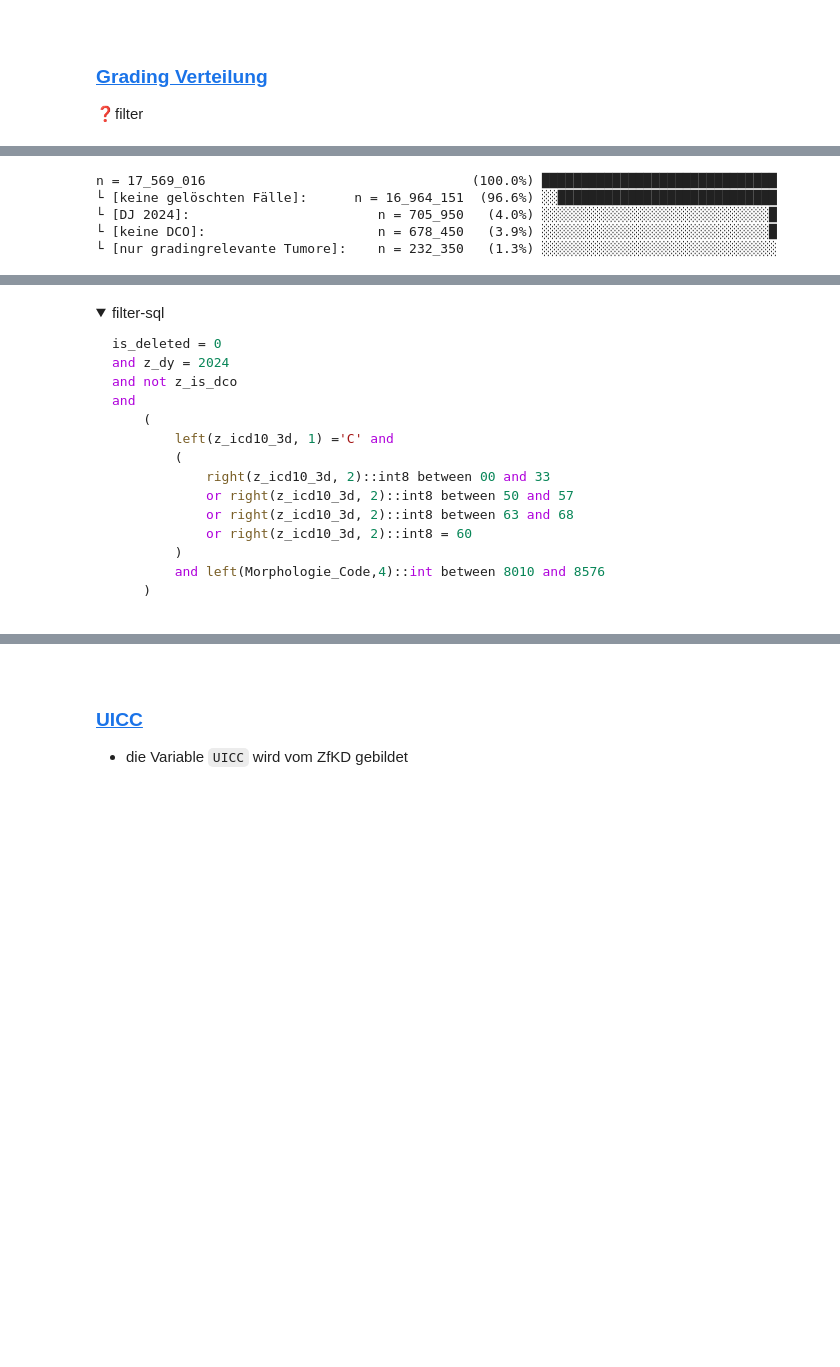
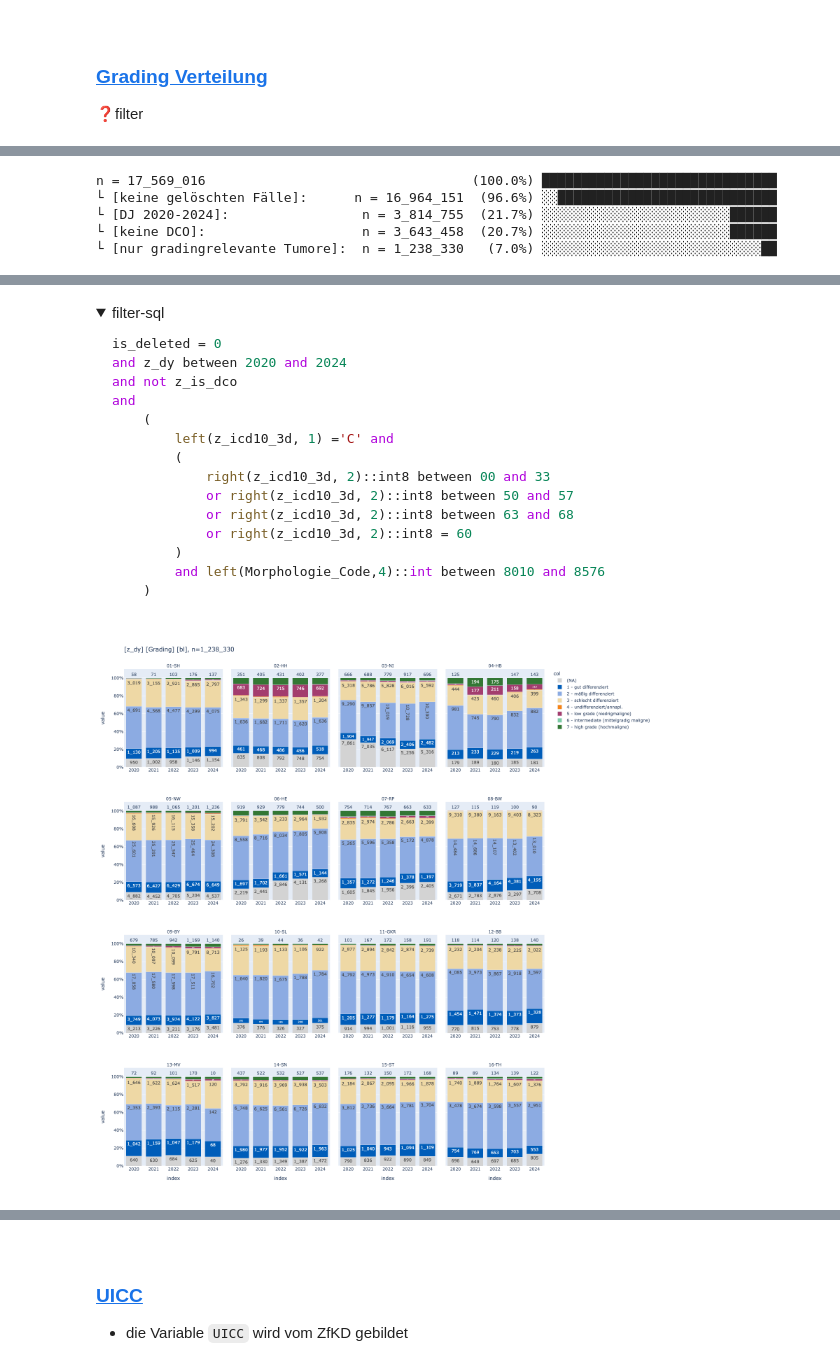
Before and after one commit to smeisegeier/cancerdata-quality, a Jupyter notebook: src/quality-reports/epi.ipynb, the cells around one changed output, grey strips where cells are left out. Saved outputs shown, nothing was run; the diff lists cells and outputs as text; code cells hidden in the pictures; folded sections open; blank space fills up the shorter version.

````diff
--- a/src/quality-reports/epi.ipynb
+++ b/src/quality-reports/epi.ipynb
@@ -710,7 +706,8 @@ and z_dy between 2020 and 2024
 # %%
 _filters = [
     FILTERS_VALID,
-    FILTERS_DY_MAX,
+    # FILTERS_DY_MAX,
+    FILTERS_DY,
     # FILTERS_C,
     # FILTERS_NO_C44,
     FILTERS_NO_DCO,
@@ -727,56 +724,68 @@ _filter = hlp.get_duckdb_filter_n(
 
 _df = con.sql(f"""--sql
     select
-        --z_dy::text as z_dy,
-        --Grading,
+        z_dy::text as z_dy,
         GKZbl_label as bl,
         label as Grading,
+        count(*) as cnt,
     from tumor_epi_clin_all tum
     left join dim_grading_epi gr on tum.GRAD  = gr.code
     where {_filter}
+    group by all
     """
 ).to_df()
 # display(_df)
 
-_=pls.plot_stacked_bars(
-    _df,
-    orientation="h",
-    normalize=False,
+# _=pls.plot_stacked_bars(
+#     _df[["bl", "Grading", "cnt"]],
+#     orientation="h",
+#     normalize=False,
+#     relative=True,
+#     dropna=False,
+#     sort_values_index=False,
+#     show_total=True,
+#     # height=700,
+#     show_pct_bar=True,
+# )
+
+_ = pls.plot_facet_stacked_bars(
+    _df[["z_dy", "Grading", "bl", "cnt"]],
     relative=True,
-    dropna=False,
-    sort_values_index=False,
-    show_total=True,
-    height=700,
-    show_pct_bar=True,
+    subplot_size=400,
+    sort_values_facet=True,
+    # sort_values_index=True,
+    annotations=True,
+    # color_palette=const.PALETTE_RKI2,
 )
 # %% [output]
 <!-- START_TOKEN -->
 n = 17_569_016                                  (100.0%) ██████████████████████████████
 └ [keine gelöschten Fälle]:      n = 16_964_151  (96.6%) ░░████████████████████████████
-└ [DJ 2024]:                        n = 705_950   (4.0%) ░░░░░░░░░░░░░░░░░░░░░░░░░░░░░█
-└ [keine DCO]:                      n = 678_450   (3.9%) ░░░░░░░░░░░░░░░░░░░░░░░░░░░░░█
-└ [nur gradingrelevante Tumore]:    n = 232_350   (1.3%) ░░░░░░░░░░░░░░░░░░░░░░░░░░░░░░
+└ [DJ 2020-2024]:                 n = 3_814_755  (21.7%) ░░░░░░░░░░░░░░░░░░░░░░░░██████
+└ [keine DCO]:                    n = 3_643_458  (20.7%) ░░░░░░░░░░░░░░░░░░░░░░░░██████
+└ [nur gradingrelevante Tumore]:  n = 1_238_330   (7.0%) ░░░░░░░░░░░░░░░░░░░░░░░░░░░░██
 <!-- END_TOKEN -->
 <details>
 <summary>filter-sql</summary>
 
 ```sql
 is_deleted = 0
-and z_dy = 2024
+and z_dy between 2020 and 2024
 and not z_is_dco
 and
     (
         left(z_icd10_3d, 1) ='C' and
         (
             right(z_icd10_3d, 2)::int8 between 00 and 33
             or right(z_icd10_3d, 2)::int8 between 50 and 57
             or right(z_icd10_3d, 2)::int8 between 63 and 68
             or right(z_icd10_3d, 2)::int8 = 60
         )
         and left(Morphologie_Code,4)::int between 8010 and 8576
     )
 ```
 
 </details>
+[figure, added]
 # %% [markdown]
 ### <a id='toc1_5_9_'></a>[Grading Anteil](#toc0_)
````
Also changed, not shown: parts of 8 cells of this notebook, 34 other files.
